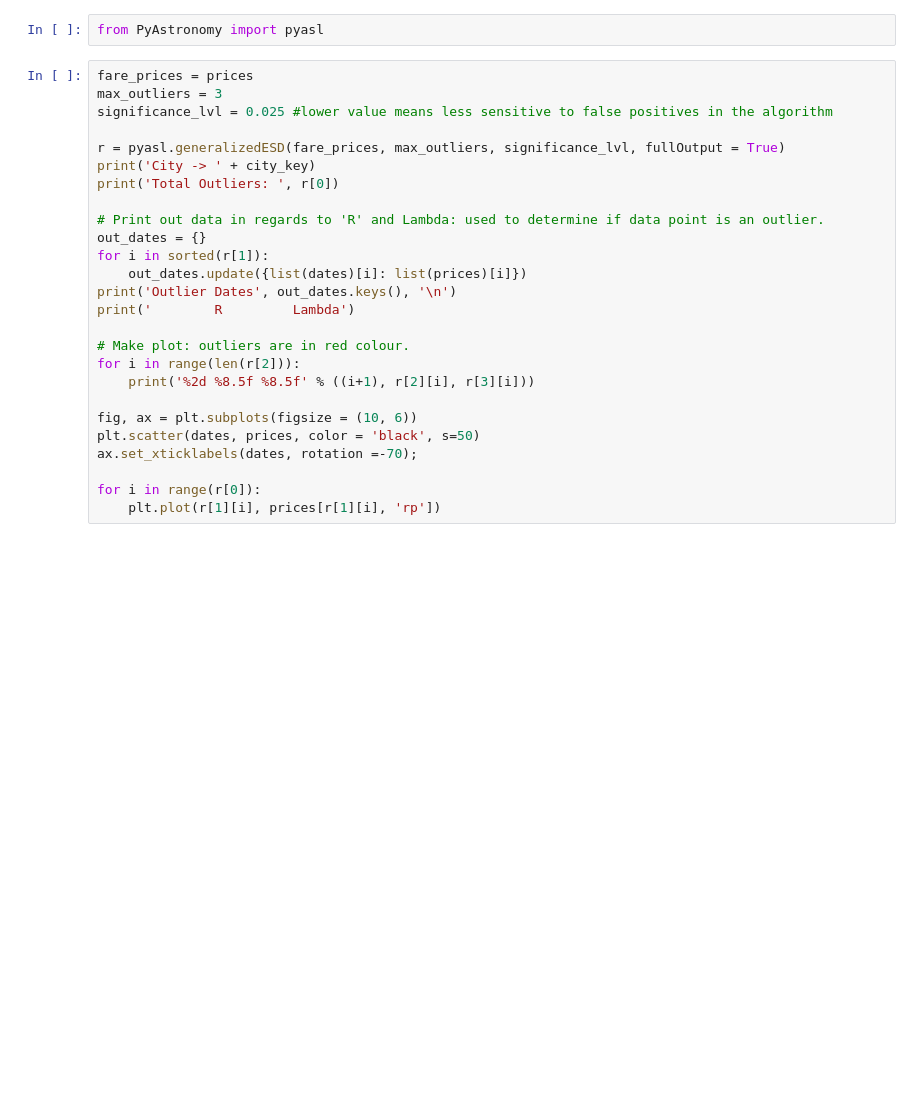
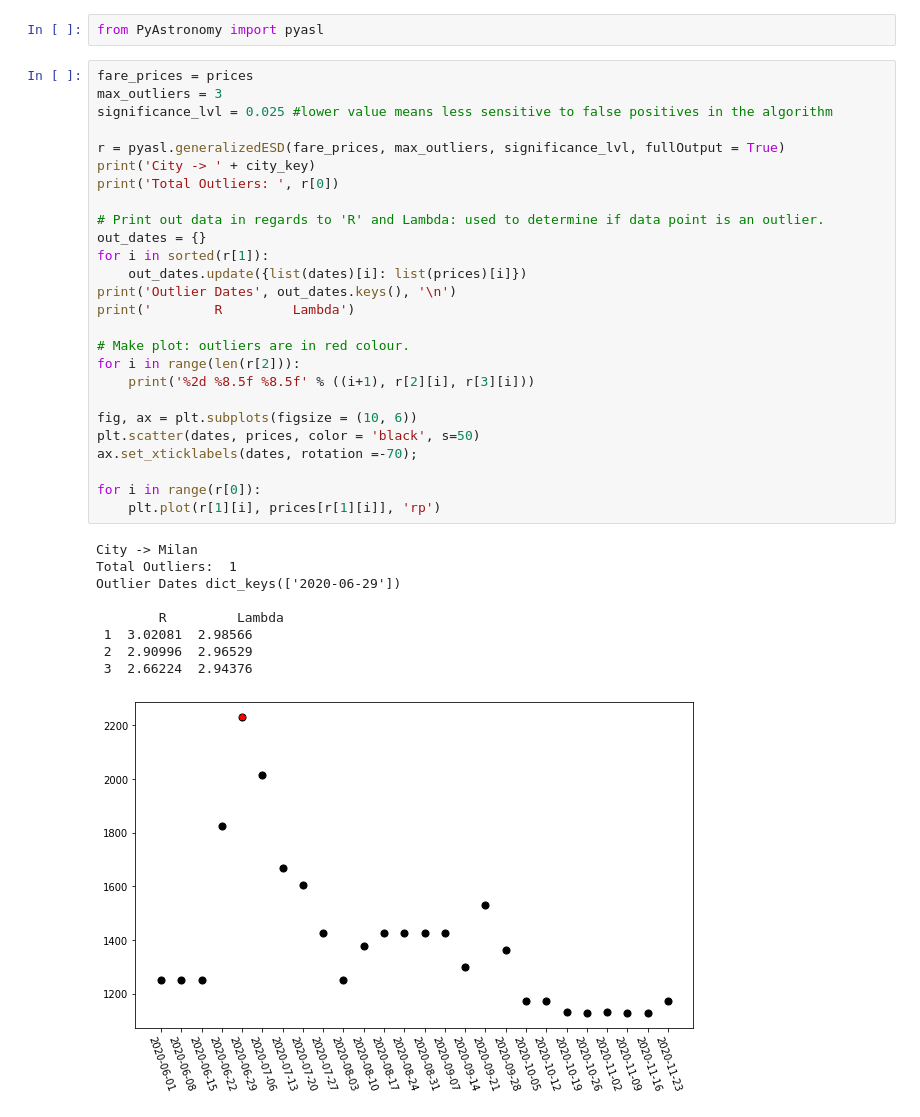
Before and after one commit to ylee9107/MLApp_CheapFlights, a Jupyter notebook: MLApp_cheapFlights.ipynb, the cells around one changed output. Cells and saved outputs as stored; diff of their text form; blank space fills up the shorter version.

```diff
--- a/MLApp_cheapFlights.ipynb
+++ b/MLApp_cheapFlights.ipynb
@@ -388,26 +519,36 @@ from PyAstronomy import pyasl
 # %%
 fare_prices = prices
 max_outliers = 3
 significance_lvl = 0.025 #lower value means less sensitive to false positives in the algorithm
 
 r = pyasl.generalizedESD(fare_prices, max_outliers, significance_lvl, fullOutput = True)
 print('City -> ' + city_key)
 print('Total Outliers: ', r[0])
 
 # Print out data in regards to 'R' and Lambda: used to determine if data point is an outlier.
 out_dates = {}
 for i in sorted(r[1]):
     out_dates.update({list(dates)[i]: list(prices)[i]})
 print('Outlier Dates', out_dates.keys(), '\n')
 print('        R         Lambda')
 
 # Make plot: outliers are in red colour.
 for i in range(len(r[2])):
     print('%2d %8.5f %8.5f' % ((i+1), r[2][i], r[3][i]))
 
 fig, ax = plt.subplots(figsize = (10, 6))
 plt.scatter(dates, prices, color = 'black', s=50)
 ax.set_xticklabels(dates, rotation =-70);
 
 for i in range(r[0]):
-    plt.plot(r[1][i], prices[r[1][i], 'rp'])
+    plt.plot(r[1][i], prices[r[1][i]], 'rp')
+# %% [output]
+City -> Milan
+Total Outliers:  1
+Outlier Dates dict_keys(['2020-06-29'])
+
+        R         Lambda
+ 1  3.02081  2.98566
+ 2  2.90996  2.96529
+ 3  2.66224  2.94376
+[figure, added]
```
Also changed, not shown: parts of 29 cells of this notebook.
